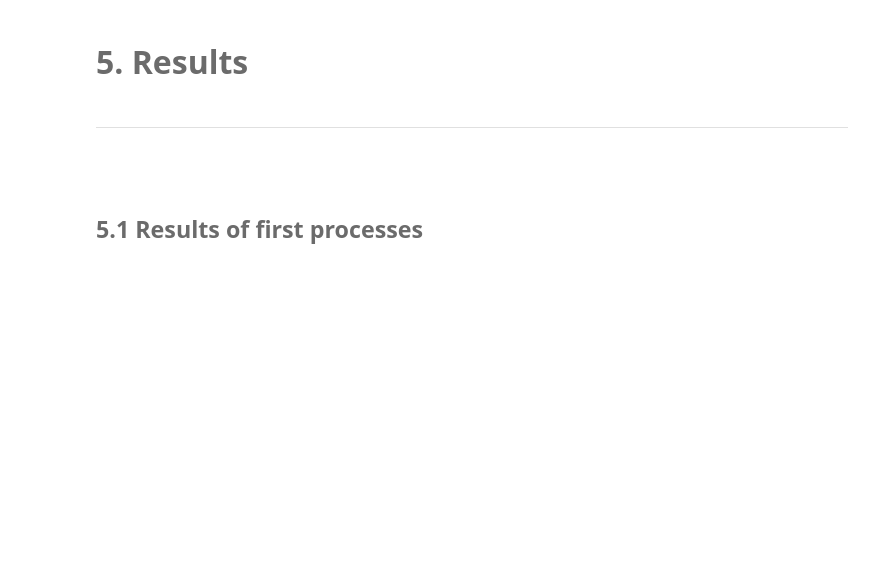
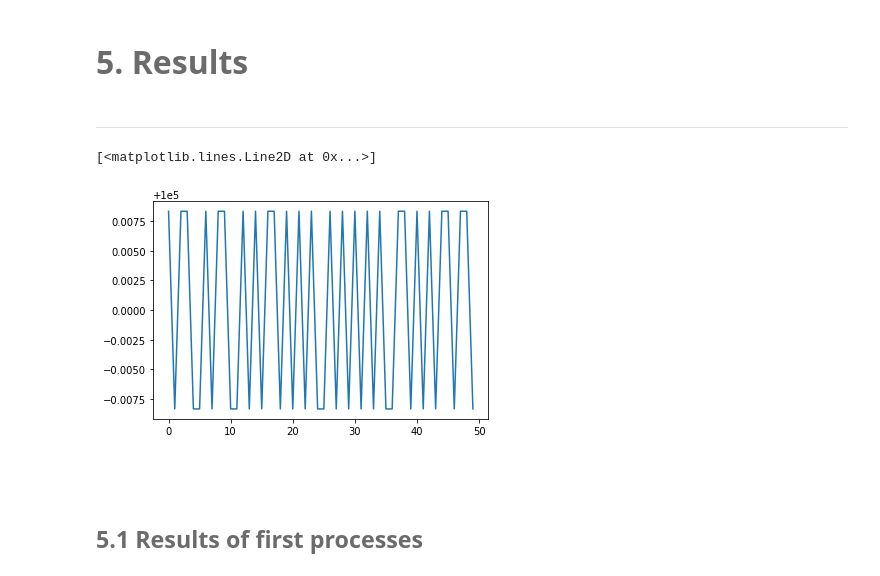
Before and after one commit to ariadnagalindom/myst_proyecto_1, a Jupyter notebook: notebook.ipynb, the cells around one changed output. Drawn from its saved outputs; the diff is of its cells as text; code cells hidden in the pictures; blank space fills up the shorter version.

```diff
--- a/notebook.ipynb
+++ b/notebook.ipynb
@@ -288,3 +309,5 @@ Podemos apreciar que no hay datos atípicos.
+# %%
+fechas, escenario, direccion, pip_bajista, pip_alcista, volatilidad =f.get_metricas(df_index,d.divisa)
 # %% [markdown]
 <br>
 # %% [markdown]
@@ -297,0 +320,2 @@ Podemos apreciar que no hay datos atípicos.
+# %%
+df_escenarios= f.escenarios( fechas, escenario, direccion, pip_bajista, pip_alcista, volatilidad)
@@ -297,0 +342,3 @@ Podemos apreciar que no hay datos atípicos.
+# %%
+df_decisiones, tiempo = f.decisiones(df_escenarios)
+df_decisiones.head()
@@ -298,2 +395,4 @@ Podemos apreciar que no hay datos atípicos.
+# %%
+df_backtest = f.backtest(df_decisiones, divisa, tiempo)
 # %% [markdown]
 <br>
@@ -308,3 +423,8 @@ Podemos apreciar que no hay datos atípicos.
+# %%
+plt.plot(df_backtest.capital_acm)
+# %% [output]
+[<matplotlib.lines.Line2D at 0x...>]
+[figure, added]
 # %% [markdown]
 <br>
 # %% [markdown]
```
Also changed, not shown: parts of 23 cells of this notebook, 5 other files.
